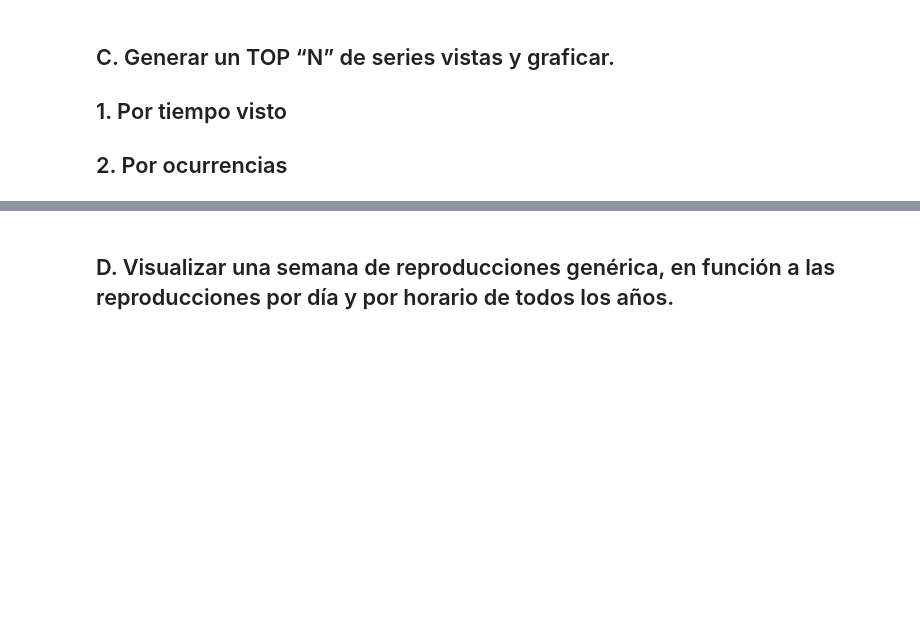
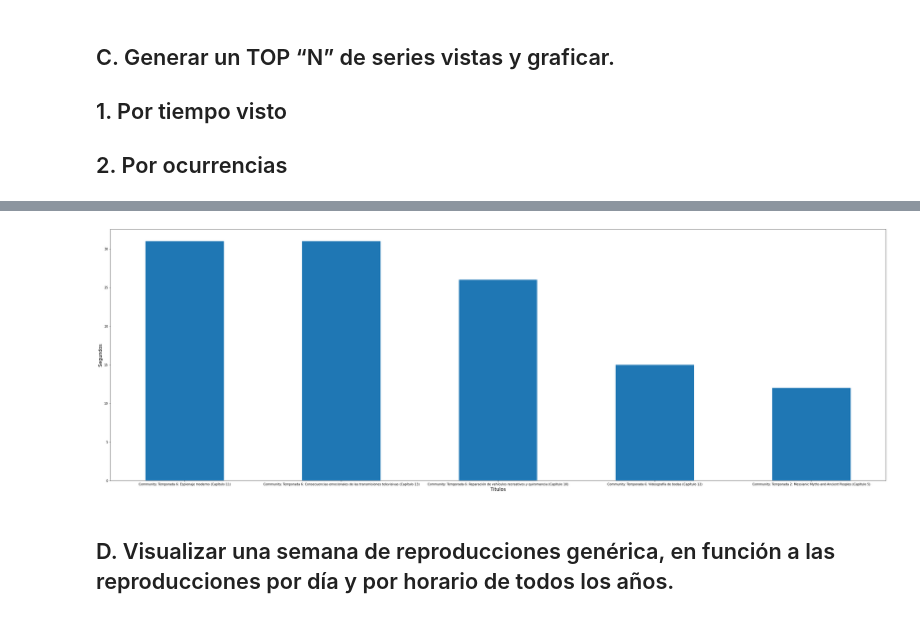
Before and after one commit to MatiasBlanco0/Trabajo-Practico-Netflix, a Jupyter notebook: Trabajo_Practico_Netflix.ipynb, the cells around one changed output, grey strips where cells are left out. Saved outputs shown, nothing was run; the diff lists cells and outputs as text; code cells hidden in the pictures; blank space fills up the shorter version.

```diff
--- a/Trabajo_Practico_Netflix.ipynb
+++ b/Trabajo_Practico_Netflix.ipynb
@@ -47,9 +48,9 @@ df['Duration'] = df['Duration'].apply(convertTextToSeconds)
 Separar peliculas y series en distintos data frames
 # %%
 # Filtrado los trailers, hooks, recaps y los teaser_trailers
-df = df[pd.isna(df['Supplemental Video Type'])]
-series = df[df['Title'].str.contains("Capítulo|Season")]
-peliculas = df[~df['Title'].str.contains("Capítulo|Season")]
+peliculasYSeries = df[pd.isna(df['Supplemental Video Type'])]
+series = peliculasYSeries[peliculasYSeries['Title'].str.contains("Capítulo")]
+peliculas = peliculasYSeries[~peliculasYSeries['Title'].str.contains("Capítulo")]
 # %% [markdown]
 # Ejercicios
 # %% [markdown]
@@ -105,3 +137,14 @@ Pelicula con mayor duracion total:
+# %%
+# La funcion sorted es igual que la anterior
+datos2 = dict(sorted(titulosSeries1.items(), key=lambda item: item[1], reverse=True)[:top])
+# %%
+plt.figure(figsize=(9 * top, 3 * top))
+plt.bar(datos2.keys(), datos2.values(), width=0.5)
+plt.xlabel("Titulos", fontsize=15)
+plt.ylabel("Segundos", fontsize=15)
+plt.show()
+# %% [output]
+[figure, added]
 # %% [markdown]
 ## D. Visualizar una semana de reproducciones genérica, en función a las reproducciones por día y por horario de todos los años.
 # %% [markdown]
```
Also changed, not shown: parts of 12 cells of this notebook.
